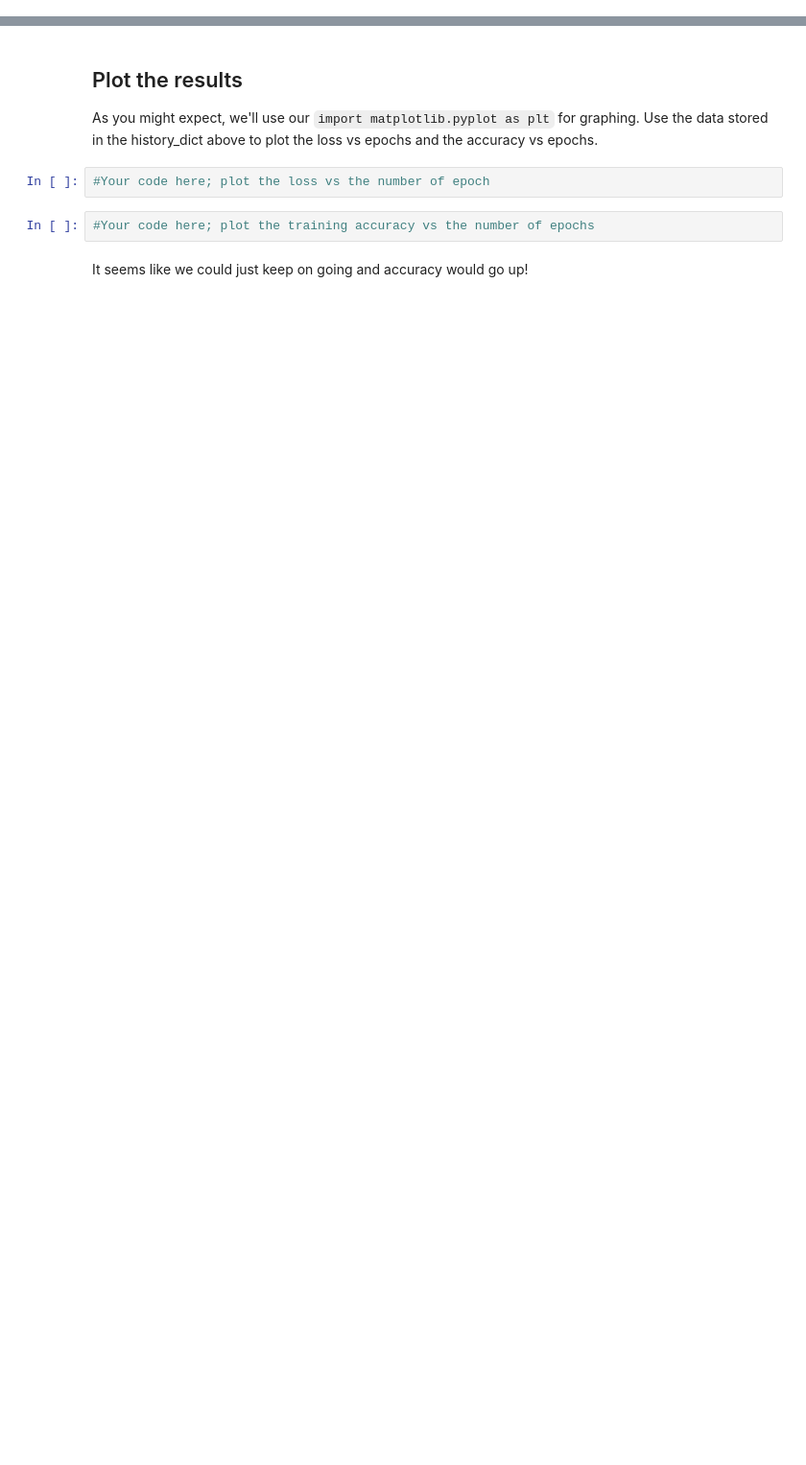
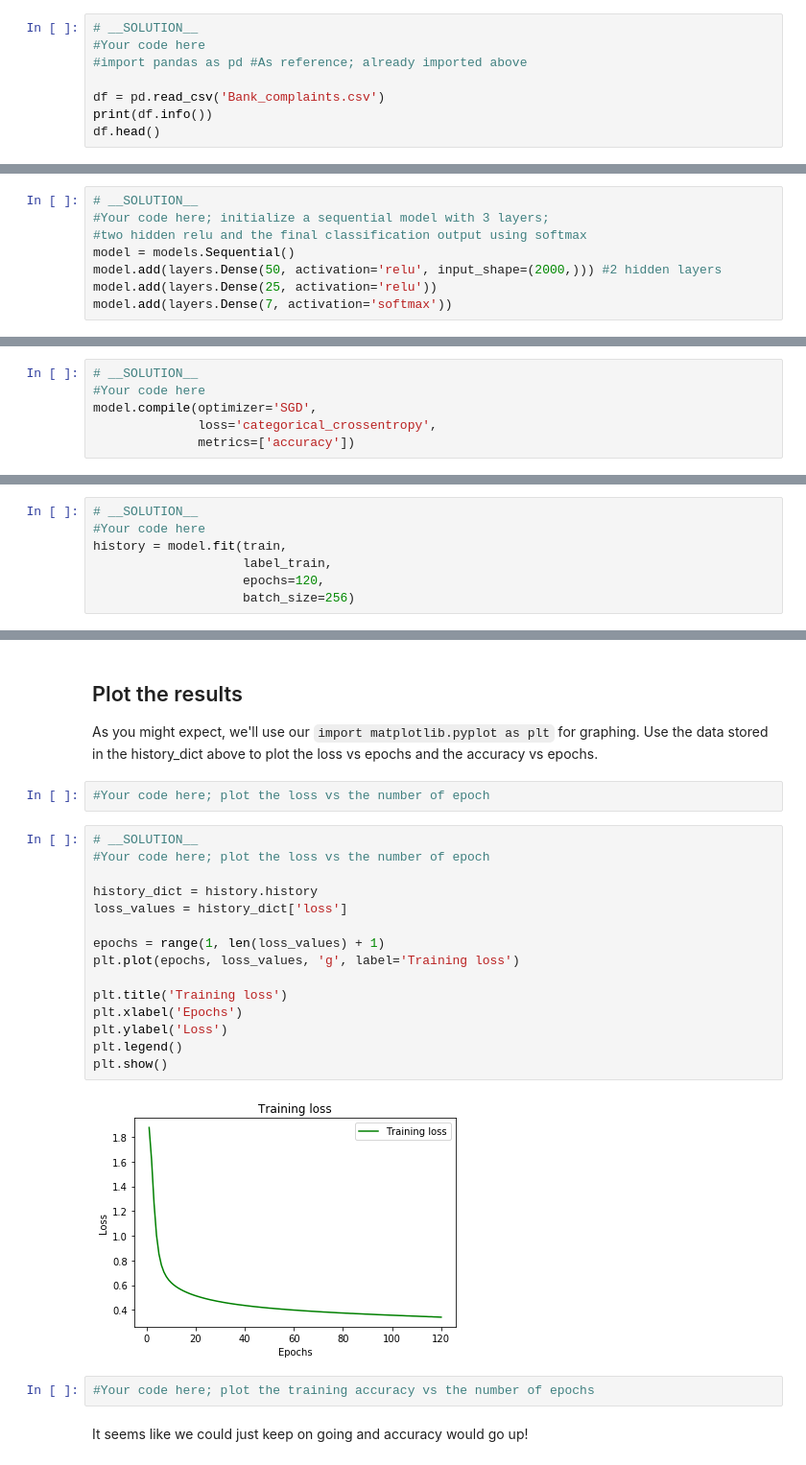
Before and after one commit to learn-co-curriculum/dsc-introduction-to-keras-lab, a Jupyter notebook: index.ipynb, the cells around one changed output, grey strips where cells are left out. Shown: that part at 96% size. Cells and saved outputs as stored; diff of their text form; blank space fills up the shorter version.

Commit message:
ALERT: Cell Mismatch. Auto-create curriculum branch from solution + master

````diff
--- a/index.ipynb
+++ b/index.ipynb
@@ -37,3 +52,11 @@ The data is stored in a file **Bank_complaints.csv**.
 # %%
 #Your code here
 #import pandas as pd #As reference; already imported above
+# %%
+# __SOLUTION__
+#Your code here
+#import pandas as pd #As reference; already imported above
+
+df = pd.read_csv('Bank_complaints.csv')
+print(df.info())
+df.head()
@@ -211,15 +392,36 @@
 # %%
 #Your code here; initialize a sequential model with 3 layers;
 #two hidden relu and the final classification output using softmax
+# %%
+# __SOLUTION__
+#Your code here; initialize a sequential model with 3 layers;
+#two hidden relu and the final classification output using softmax
+model = models.Sequential()
+model.add(layers.Dense(50, activation='relu', input_shape=(2000,))) #2 hidden layers
+model.add(layers.Dense(25, activation='relu'))
+model.add(layers.Dense(7, activation='softmax'))
 # %% [markdown]
 ## Compiling the model and look at the results
 
 Now, compile the model! This time, use `'categorical_crossentropy'` as the loss function and stochastic gradient descent, `'SGD'` as the optimizer. As in the previous lesson, include the accuracy as a metric.
 # %%
 #Your code here
+# %%
+# __SOLUTION__
+#Your code here
+model.compile(optimizer='SGD',
+              loss='categorical_crossentropy',
+              metrics=['accuracy'])
 # %% [markdown]
 ## Training the model
 
 In the compiler, you'll be passing the optimizer (SGD = stochastic gradient descent), loss function, and metrics. Train the model for 120 epochs in mini-batches of 256 samples.
 # %%
 #Your code here
+# %%
+# __SOLUTION__
+#Your code here
+history = model.fit(train,
+                    label_train,
+                    epochs=120,
+                    batch_size=256)
@@ -236,6 +462,23 @@ dict_keys(['loss', 'acc'])
 As you might expect, we'll use our ```import matplotlib.pyplot as plt``` for graphing. Use the data stored in the history_dict above to plot the loss vs epochs and the accuracy vs epochs.
 # %%
 #Your code here; plot the loss vs the number of epoch
+# %%
+# __SOLUTION__
+#Your code here; plot the loss vs the number of epoch
+
+history_dict = history.history
+loss_values = history_dict['loss']
+
+epochs = range(1, len(loss_values) + 1)
+plt.plot(epochs, loss_values, 'g', label='Training loss')
+
+plt.title('Training loss')
+plt.xlabel('Epochs')
+plt.ylabel('Loss')
+plt.legend()
+plt.show()
+# %% [output]
+[figure, added]
 # %%
 #Your code here; plot the training accuracy vs the number of epochs
 # %% [markdown]
````
Also changed, not shown: parts of 15 cells of this notebook, 3 other files.
